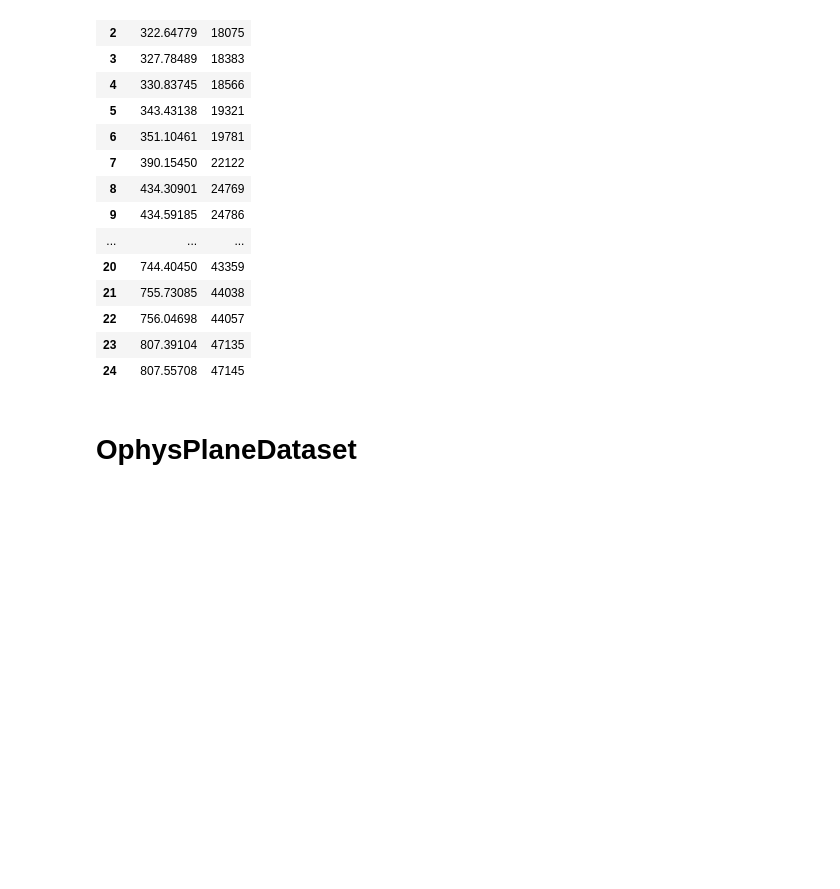
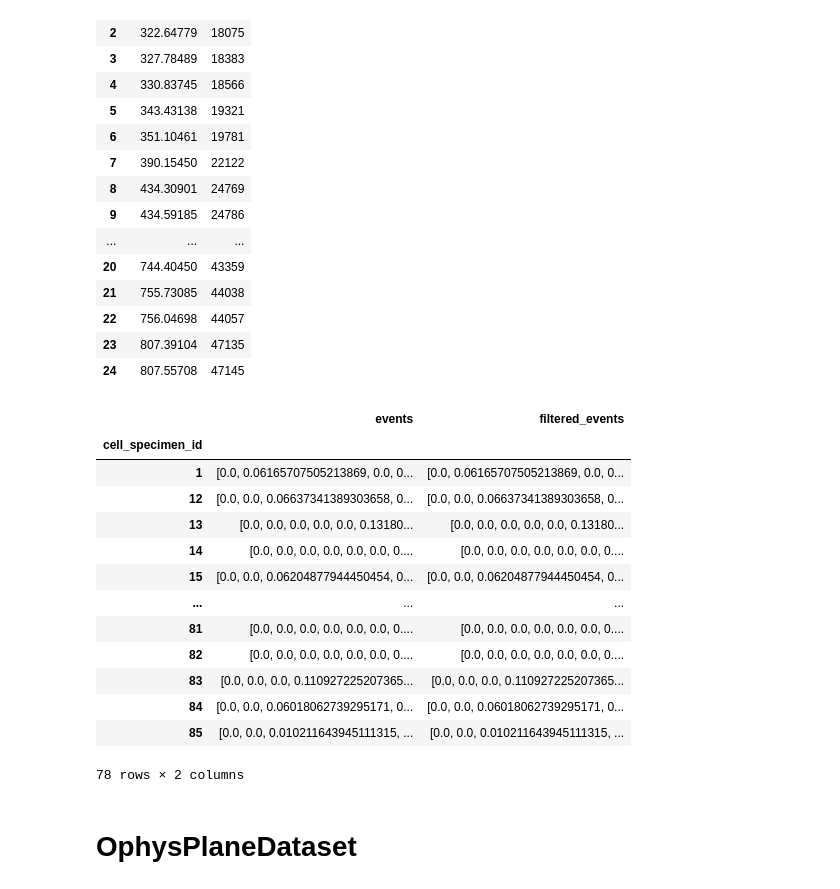
Before and after one commit to AllenNeuralDynamics/lamf-analysis, a Jupyter notebook: ophys-mfish-dev/notebooks/comb-behavior-ophys-objects-demo.ipynb, the cells around one changed output. Cells and saved outputs as stored; diff of their text form; code cells hidden in the pictures; blank space fills up the shorter version.

```diff
--- a/ophys-mfish-dev/notebooks/bomb-behavior-ophys-objects-demo.ipynb
+++ b/ophys-mfish-dev/notebooks/comb-behavior-ophys-objects-demo.ipynb
@@ -93,6 +76,23 @@ bod.licks
 | 22 | 756.04698 | 44057 |
 | 23 | 807.39104 | 47135 |
 | 24 | 807.55708 | 47145 |
+# %%
+bod.events
+# %% [output]
+|  | events | filtered_events |
+| cell_specimen_id |  |  |
+| 1 | [0.0, 0.06165707505213869, 0.0, 0... | [0.0, 0.06165707505213869, 0.0, 0... |
+| 12 | [0.0, 0.0, 0.06637341389303658, 0... | [0.0, 0.0, 0.06637341389303658, 0... |
+| 13 | [0.0, 0.0, 0.0, 0.0, 0.0, 0.13180... | [0.0, 0.0, 0.0, 0.0, 0.0, 0.13180... |
+| 14 | [0.0, 0.0, 0.0, 0.0, 0.0, 0.0, 0.... | [0.0, 0.0, 0.0, 0.0, 0.0, 0.0, 0.... |
+| 15 | [0.0, 0.0, 0.06204877944450454, 0... | [0.0, 0.0, 0.06204877944450454, 0... |
+| ... | ... | ... |
+| 81 | [0.0, 0.0, 0.0, 0.0, 0.0, 0.0, 0.... | [0.0, 0.0, 0.0, 0.0, 0.0, 0.0, 0.... |
+| 82 | [0.0, 0.0, 0.0, 0.0, 0.0, 0.0, 0.... | [0.0, 0.0, 0.0, 0.0, 0.0, 0.0, 0.... |
+| 83 | [0.0, 0.0, 0.0, 0.110927225207365... | [0.0, 0.0, 0.0, 0.110927225207365... |
+| 84 | [0.0, 0.0, 0.06018062739295171, 0... | [0.0, 0.0, 0.06018062739295171, 0... |
+| 85 | [0.0, 0.0, 0.010211643945111315, ... | [0.0, 0.0, 0.010211643945111315, ... |
+78 rows × 2 columns
 # %% [markdown]
 # OphysPlaneDataset
 # %%
```
Also changed, not shown: parts of 9 cells of this notebook, 19 other files.
